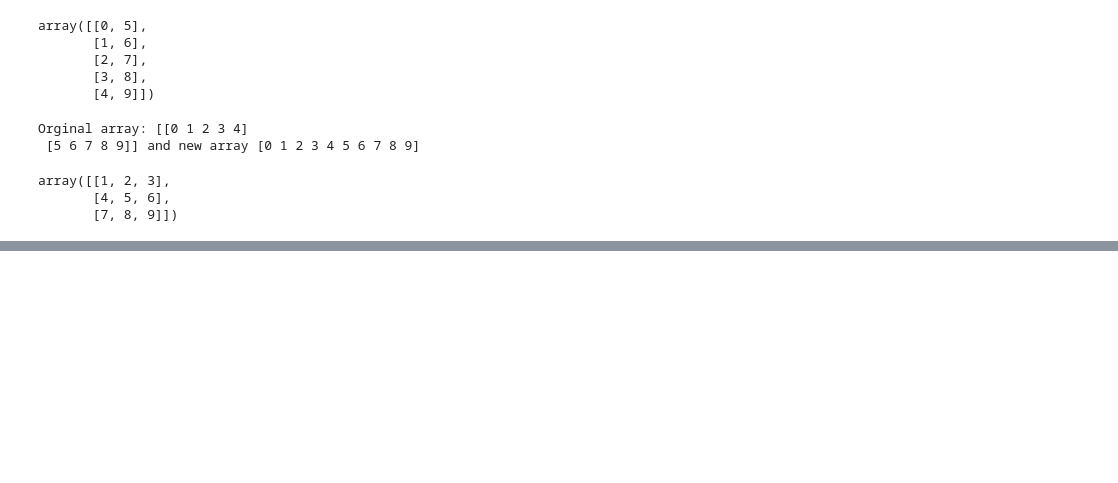
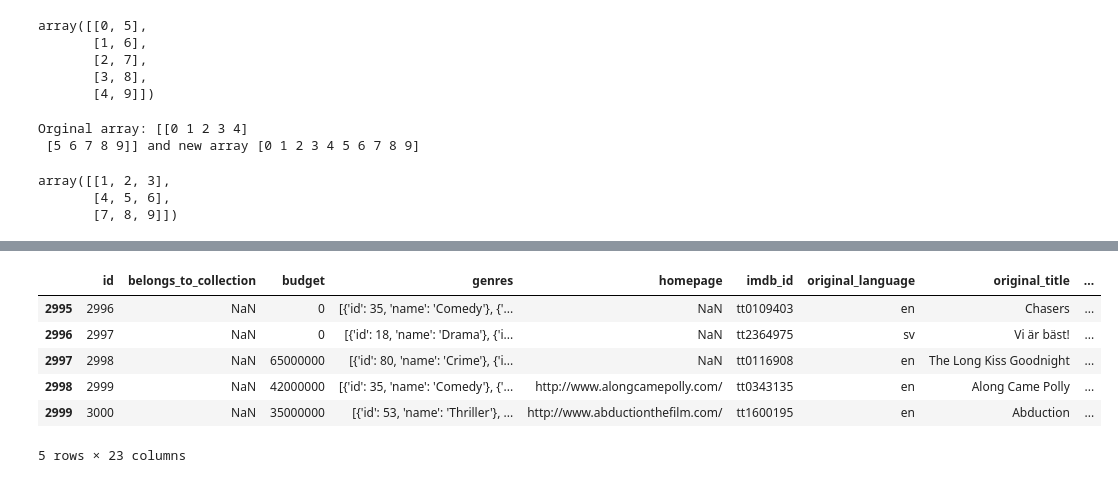
Before and after one commit to azameap/Python, a Jupyter notebook: Pandas_and_Numpy.ipynb, the cells around one changed output, grey strips where cells are left out. Cells and saved outputs as stored; diff of their text form; code cells hidden in the pictures; blank space fills up the shorter version.

```diff
--- a/Pandas_and_Numpy.ipynb
+++ b/Pandas_and_Numpy.ipynb
@@ -193,0 +378,10 @@ IndexError: too many indices for array: array is 2-dimensional, but 3 were index
+# %%
+imdb_df.tail()
+# %% [output]
+|  | id | belongs_to_collection | budget | genres | homepage | imdb_id | original_language | original_title | ... |
+| 2995 | 2996 | NaN | 0 | [{'id': 35, 'name': 'Comedy'}, {'... | NaN | tt0109403 | en | Chasers | ... |
+| 2996 | 2997 | NaN | 0 | [{'id': 18, 'name': 'Drama'}, {'i... | NaN | tt2364975 | sv | Vi är bäst! | ... |
+| 2997 | 2998 | NaN | 65000000 | [{'id': 80, 'name': 'Crime'}, {'i... | NaN | tt0116908 | en | The Long Kiss Goodnight | ... |
+| 2998 | 2999 | NaN | 42000000 | [{'id': 35, 'name': 'Comedy'}, {'... | http://www.alongcamepolly.com/ | tt0343135 | en | Along Came Polly | ... |
+| 2999 | 3000 | NaN | 35000000 | [{'id': 53, 'name': 'Thriller'}, ... | http://www.abductionthefilm.com/ | tt1600195 | en | Abduction | ... |
+5 rows × 23 columns
```
Also changed, not shown: parts of 48 cells of this notebook.
